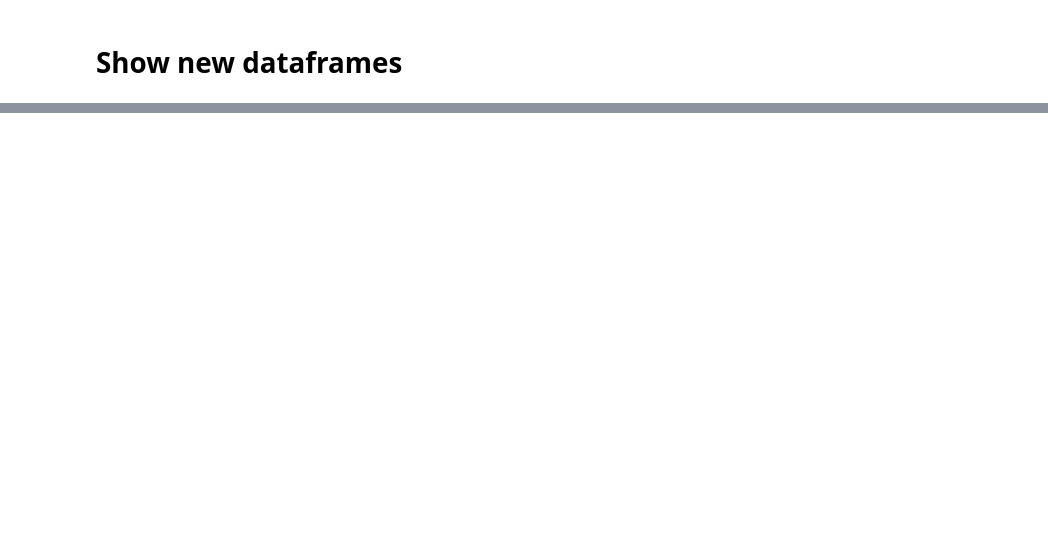
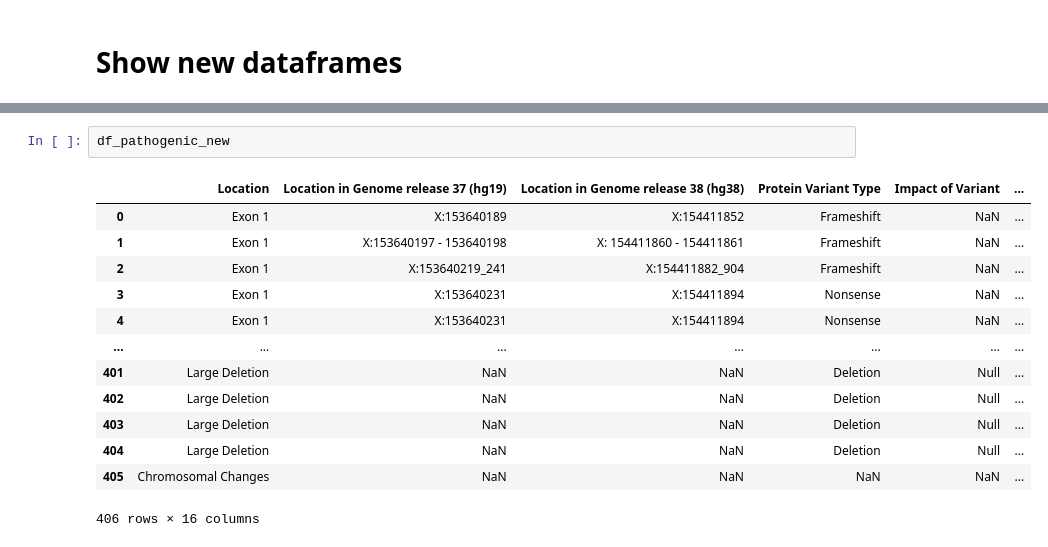
Before and after one commit to zdenkas/human-tafazzin-variants-database, a Jupyter notebook: notebooks/00000_excel_to_csv.ipynb, the cells around one changed output, grey strips where cells are left out. Saved outputs shown, nothing was run; the diff lists cells and outputs as text; blank space fills up the shorter version.

```diff
--- a/notebooks/00000_excel_to_csv.ipynb
+++ b/notebooks/00000_excel_to_csv.ipynb
@@ -114,0 +262,16 @@ df_benign_new
+# %%
+df_pathogenic_new
+# %% [output]
+|  | Location | Location in Genome release 37 (hg19) | Location in Genome release 38 (hg38) | Protein Variant Type | Impact of Variant | ... |
+| 0 | Exon 1 | X:153640189 | X:154411852 | Frameshift | NaN | ... |
+| 1 | Exon 1 | X:153640197 - 153640198 | X: 154411860 - 154411861 | Frameshift | NaN | ... |
+| 2 | Exon 1 | X:153640219_241 | X:154411882_904 | Frameshift | NaN | ... |
+| 3 | Exon 1 | X:153640231 | X:154411894 | Nonsense | NaN | ... |
+| 4 | Exon 1 | X:153640231 | X:154411894 | Nonsense | NaN | ... |
+| ... | ... | ... | ... | ... | ... | ... |
+| 401 | Large Deletion | NaN | NaN | Deletion | Null | ... |
+| 402 | Large Deletion | NaN | NaN | Deletion | Null | ... |
+| 403 | Large Deletion | NaN | NaN | Deletion | Null | ... |
+| 404 | Large Deletion | NaN | NaN | Deletion | Null | ... |
+| 405 | Chromosomal Changes | NaN | NaN | NaN | NaN | ... |
+406 rows × 16 columns
```
Also changed, not shown: parts of 21 cells of this notebook, 1 other file.
